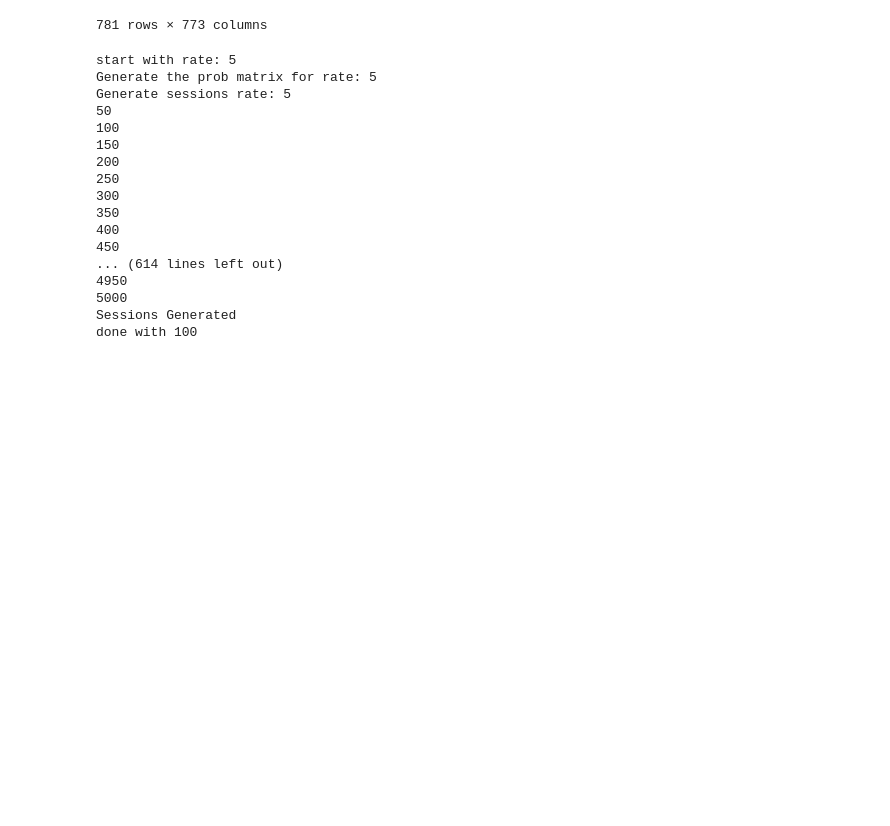
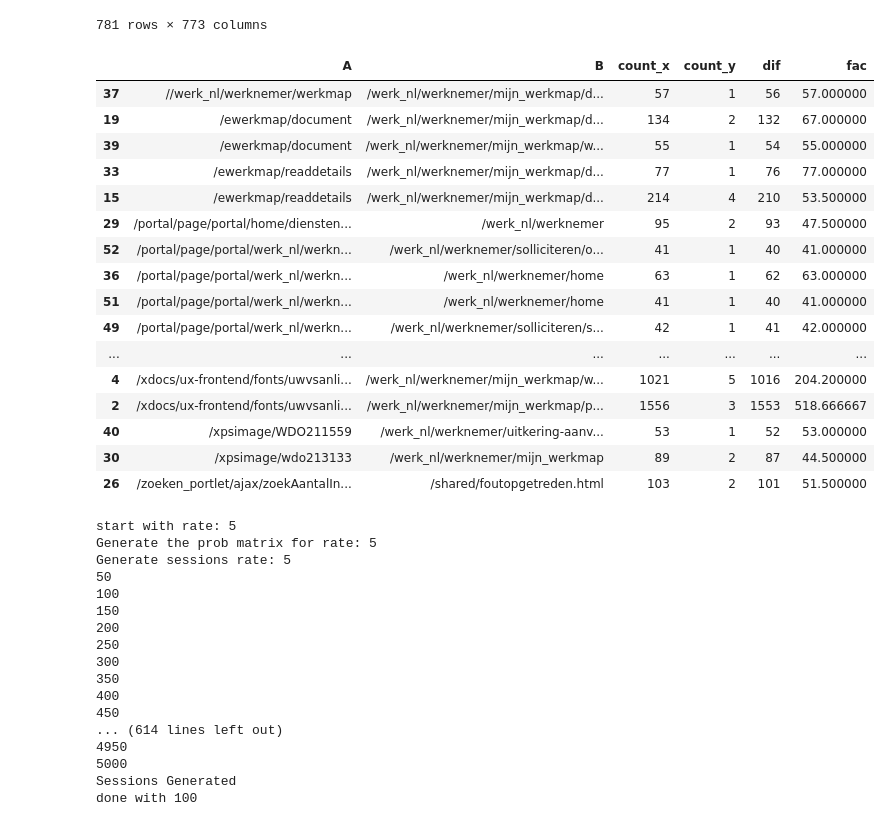
Before and after one commit to kaspergff/Thesis_anomaly_generation, a Jupyter notebook: Swapped/genSwappingPattern.ipynb, the cells around one changed output. Cells and saved outputs as stored; diff of their text form; code cells hidden in the pictures; blank space fills up the shorter version.

```diff
--- a/Swapped/genSwappingPattern.ipynb
+++ b/Swapped/genSwappingPattern.ipynb
@@ -84,10 +84,29 @@ final_df
 # %%
 patterns = pd.read_csv("./gen_patterns/Swapped.csv", encoding_errors="ignore", on_bad_lines='skip', sep=",",)
 patterns.sort_values("Activity_0_x", inplace=True)
 
 # change column names
 patterns_df = patterns.rename(columns={'Activity_0_x':'A','Activity_1_x':'B'})
 patterns_df
 grouped = patterns_df.drop(["count_x"	,"count_y",	"dif","fac"],axis=1).groupby("A")['B'].apply(list)
 group_dict = grouped.to_dict()
 # group_dict
+patterns_df
+# %% [output]
+|  | A | B | count_x | count_y | dif | fac |
+| 37 | //werk_nl/werknemer/werkmap | /werk_nl/werknemer/mijn_werkmap/d... | 57 | 1 | 56 | 57.000000 |
+| 19 | /ewerkmap/document | /werk_nl/werknemer/mijn_werkmap/d... | 134 | 2 | 132 | 67.000000 |
+| 39 | /ewerkmap/document | /werk_nl/werknemer/mijn_werkmap/w... | 55 | 1 | 54 | 55.000000 |
+| 33 | /ewerkmap/readdetails | /werk_nl/werknemer/mijn_werkmap/d... | 77 | 1 | 76 | 77.000000 |
+| 15 | /ewerkmap/readdetails | /werk_nl/werknemer/mijn_werkmap/d... | 214 | 4 | 210 | 53.500000 |
+| 29 | /portal/page/portal/home/diensten... | /werk_nl/werknemer | 95 | 2 | 93 | 47.500000 |
+| 52 | /portal/page/portal/werk_nl/werkn... | /werk_nl/werknemer/solliciteren/o... | 41 | 1 | 40 | 41.000000 |
+| 36 | /portal/page/portal/werk_nl/werkn... | /werk_nl/werknemer/home | 63 | 1 | 62 | 63.000000 |
+| 51 | /portal/page/portal/werk_nl/werkn... | /werk_nl/werknemer/home | 41 | 1 | 40 | 41.000000 |
+| 49 | /portal/page/portal/werk_nl/werkn... | /werk_nl/werknemer/solliciteren/s... | 42 | 1 | 41 | 42.000000 |
+| ... | ... | ... | ... | ... | ... | ... |
+| 4 | /xdocs/ux-frontend/fonts/uwvsanli... | /werk_nl/werknemer/mijn_werkmap/w... | 1021 | 5 | 1016 | 204.200000 |
+| 2 | /xdocs/ux-frontend/fonts/uwvsanli... | /werk_nl/werknemer/mijn_werkmap/p... | 1556 | 3 | 1553 | 518.666667 |
+| 40 | /xpsimage/WDO211559 | /werk_nl/werknemer/uitkering-aanv... | 53 | 1 | 52 | 53.000000 |
+| 30 | /xpsimage/wdo213133 | /werk_nl/werknemer/mijn_werkmap | 89 | 2 | 87 | 44.500000 |
+| 26 | /zoeken_portlet/ajax/zoekAantalIn... | /shared/foutopgetreden.html | 103 | 2 | 101 | 51.500000 |
```
Also changed, not shown: parts of 1 cell of this notebook, 8 other files.
